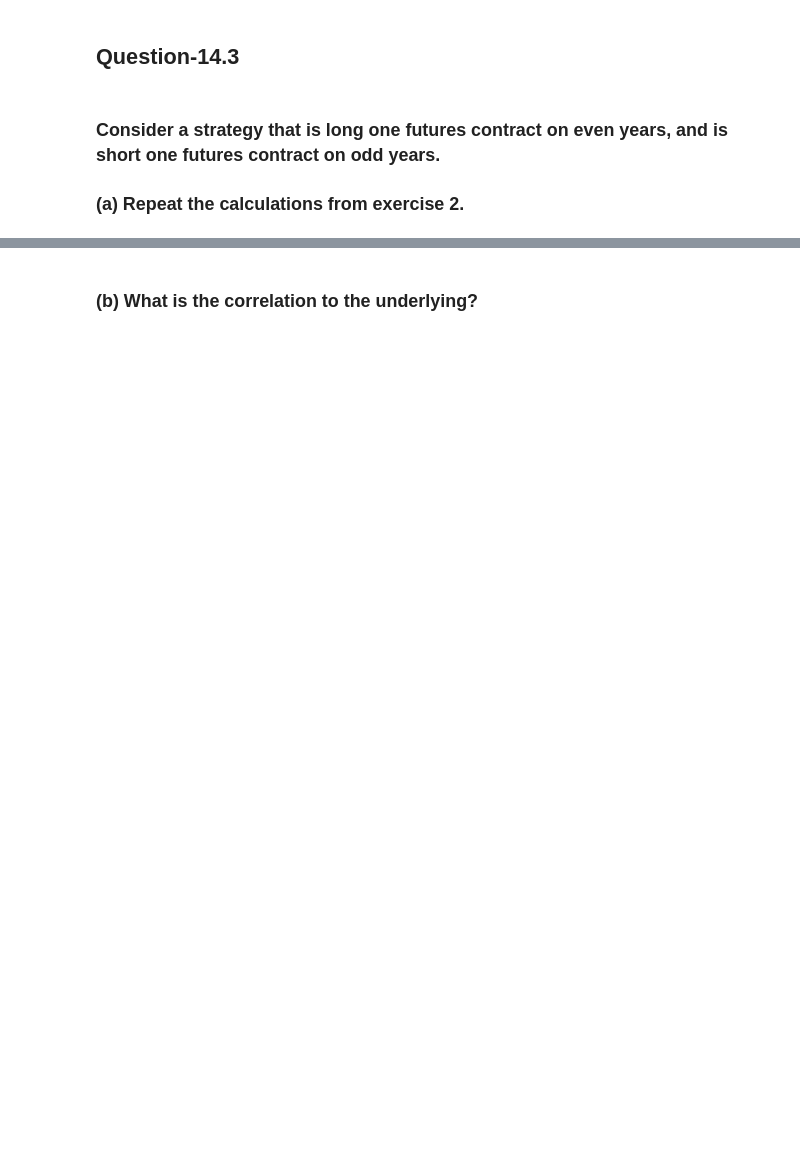
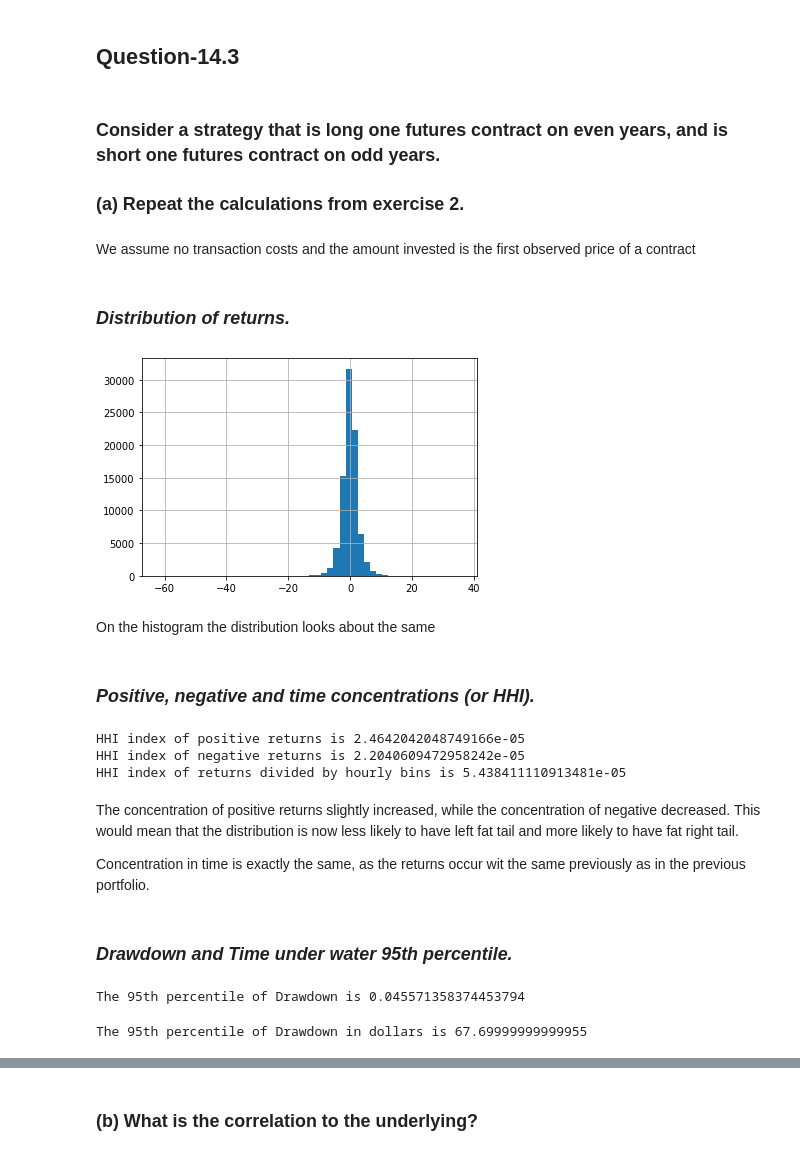
Before and after one commit to AI-Stuff/hudson-and-thames-research, a Jupyter notebook: Chapter14_BacktestStatistics/Chapter14_BacktestStatistics.ipynb, the cells around one changed output, grey strips where cells are left out. Cells and saved outputs as stored; diff of their text form; code cells hidden in the pictures; blank space fills up the shorter version.

```diff
--- a/Chapter14_BacktestStatistics/Chapter14_BacktestStatistics.ipynb
+++ b/Chapter14_BacktestStatistics/Chapter14_BacktestStatistics.ipynb
@@ -289,3 +293,39 @@ Deflated Sharpe Ratio with benchmark SR of 0.49 is 0.9815966859130163
 ### Consider a strategy that is long one futures contract on even years, and is short one futures contract on odd years.
 
 ### (a) Repeat the calculations from exercise 2.
+# %% [markdown]
+We assume no transaction costs and the amount invested is the first observed price of a contract
+# %%
+# To change the existing series of returns from one long position to described
+# above, multiplying odd years entries by -1.
+data_series_with_short = data_series *(1 - 2 * (data_series.index.year % 2))
+
+# And use cumulative sum plus price of a contract to get series with the
+# price of a portfolio
+price_series_with_short = data_series_with_short.cumsum() + price_series[0]
+# %% [markdown]
+### _Distribution of returns._
+# %%
+data_series_with_short.hist(bins=50)
+plt.show()
+# %% [output]
+[figure, added]
+# %% [markdown]
+On the histogram the distribution looks about the same
+# %% [markdown]
+### _Positive, negative and time concentrations (or HHI)._
+# %%
+pos_concentr, neg_concentr, hourly_concentr = bs.all_bets_concentration(data_series_with_short, frequency='H')
+print('HHI index of positive returns is' , pos_concentr)
+print('HHI index of negative returns is' , neg_concentr)
+print('HHI index of returns divided by hourly bins is' , hourly_concentr)
+# %% [output]
+HHI index of positive returns is 2.4642042048749166e-05
+HHI index of negative returns is 2.2040609472958242e-05
+HHI index of returns divided by hourly bins is 5.438411110913481e-05
+# %% [markdown]
+The concentration of positive returns slightly increased, while the concentration of negative decreased. This would mean that the distribution is now less likely to have left fat tail and more likely to have fat right tail.
+
+Concentration in time is exactly the same, as the returns occur wit the same previously as in the previous portfolio.
+# %% [markdown]
+### _Drawdown and Time under water 95th percentile._
@@ -291,0 +336,8 @@ Deflated Sharpe Ratio with benchmark SR of 0.49 is 0.9815966859130163
+# %%
+print('The 95th percentile of Drawdown is' , drawdown.quantile(.95))
+# %% [output]
+The 95th percentile of Drawdown is 0.045571358374453794
+# %%
+print('The 95th percentile of Drawdown in dollars is' , drawdown_dollars.quantile(.95))
+# %% [output]
+The 95th percentile of Drawdown in dollars is 67.69999999999955
```
Also changed, not shown: parts of 73 cells of this notebook.
